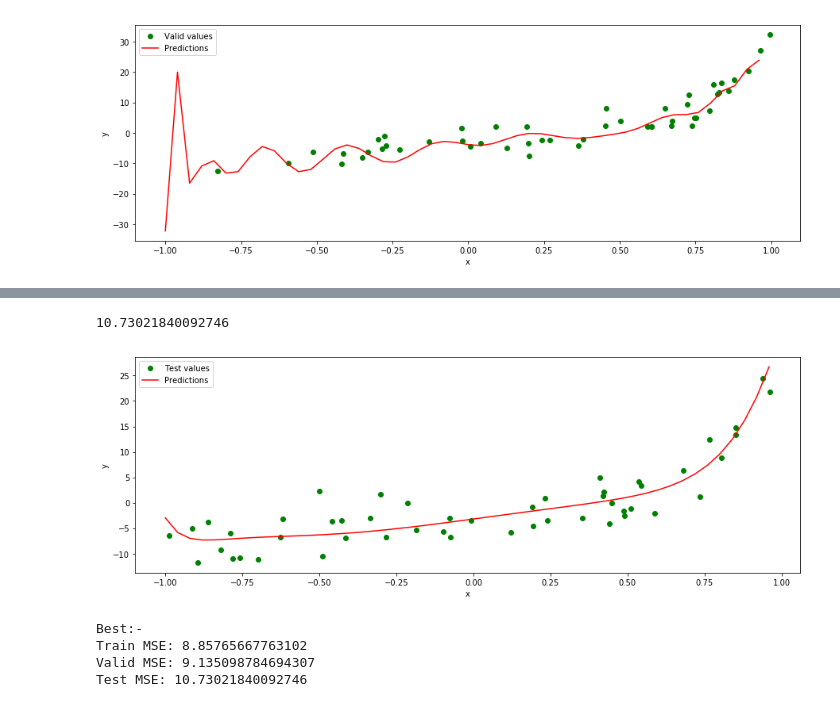
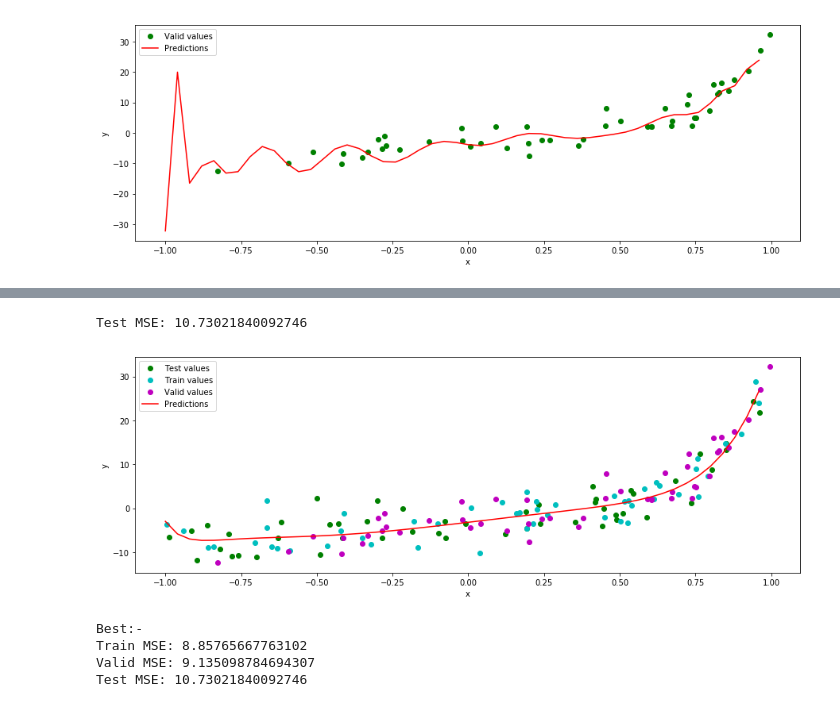
Before and after one commit to atg-abhijay/Comp_551_Assignment_1, a Jupyter notebook: Q2.ipynb, the cells around one changed output, grey strips where cells are left out. Drawn from its saved outputs; the diff is of its cells as text; code cells hidden in the pictures.

```diff
--- a/Q2.ipynb
+++ b/Q2.ipynb
@@ -240,0 +246,17 @@ for lambda_val in lambda_vals:
+# %%
+# lists to store the different training MSEs
+# and validation MSEs obtained for the
+# different values of lambda
+list_train_mses = []
+list_valid_mses = []
+# creating 50 spread out values of
+# lambda in the interval (0, 1)
+lambda_vals = np.arange(0, 1, 0.02)
+for lambda_val in lambda_vals:
+    # finding the parameters for the model
+    # under the conditions of regularization
+    params_vector_l2_reg = find_params_l2_regul(train_matrix, train_y, lambda_val)
+    train_mse = find_mse(train_matrix, params_vector_l2_reg, train_y)
+    valid_mse = find_mse(valid_matrix, params_vector_l2_reg, valid_y)
+    list_train_mses.append(train_mse)
+    list_valid_mses.append(valid_mse)
@@ -249,8 +282,0 @@ plt.show()
-# %%
-##### WRONG !!!!! should not find params based on validation set #######
-list_valid_mses = []
-lambda_vals = np.arange(0, 1, 0.02)
-for lambda_val in lambda_vals:
-    valid_params_vector_l2_reg = find_params_l2_regul(valid_matrix, valid_y, lambda_val)
-    valid_mse = find_mse(valid_matrix, valid_params_vector_l2_reg, valid_y)
-    list_valid_mses.append(valid_mse)
@@ -276,10 +282,0 @@ plt.show()
-# %%
-list_train_mses = []
-list_valid_mses = []
-lambda_vals = np.arange(0, 1, 0.02)
-for lambda_val in lambda_vals:
-    train_params_vector_l2_reg = find_params_l2_regul(train_matrix, train_y, lambda_val)
-    train_mse = find_mse(train_matrix, train_params_vector_l2_reg, train_y)
-    valid_mse = find_mse(valid_matrix, train_params_vector_l2_reg, valid_y)
-    list_train_mses.append(train_mse)
-    list_valid_mses.append(valid_mse)
@@ -307,5 +297,5 @@ print(best_lambda)
 # %%
-best_train_params_vector_l2_reg = find_params_l2_regul(train_matrix, train_y, best_lambda)
+best_params_vector_l2_reg = find_params_l2_regul(train_matrix, train_y, best_lambda)
 # %%
 test_df = make_df('./Datasets/Dataset_1_test.csv')
 # %%
@@ -318,15 +308,17 @@ test_mse = find_mse(test_matrix, best_train_params_vector_l2_reg, test_y)
 # %%
-print(test_mse)
+print("Test MSE:", test_mse)
 # %% [output]
-10.73021840092746
+Test MSE: 10.73021840092746
 # %%
 ###### 2.2.(c) ######
 # %%
 plt.plot(test_x, test_y, 'go', label='Test values')
-plt.plot(x_values_for_plot, find_predictions(plot_matrix, best_train_params_vector_l2_reg), 'r', label='Predictions')
+plt.plot(train_x, train_y, 'co', label='Train values')
+plt.plot(valid_x, valid_y, 'mo', label='Valid values')
+plt.plot(x_values_for_plot, find_predictions(plot_matrix, best_params_vector_l2_reg), 'r', label='Predictions')
 plt.xlabel('x')
 plt.ylabel('y')
 plt.legend()
 plt.show()
 # %% [output]
-[figure, old version]
+[figure, new version]
```
Also changed, not shown: parts of 27 cells of this notebook.
